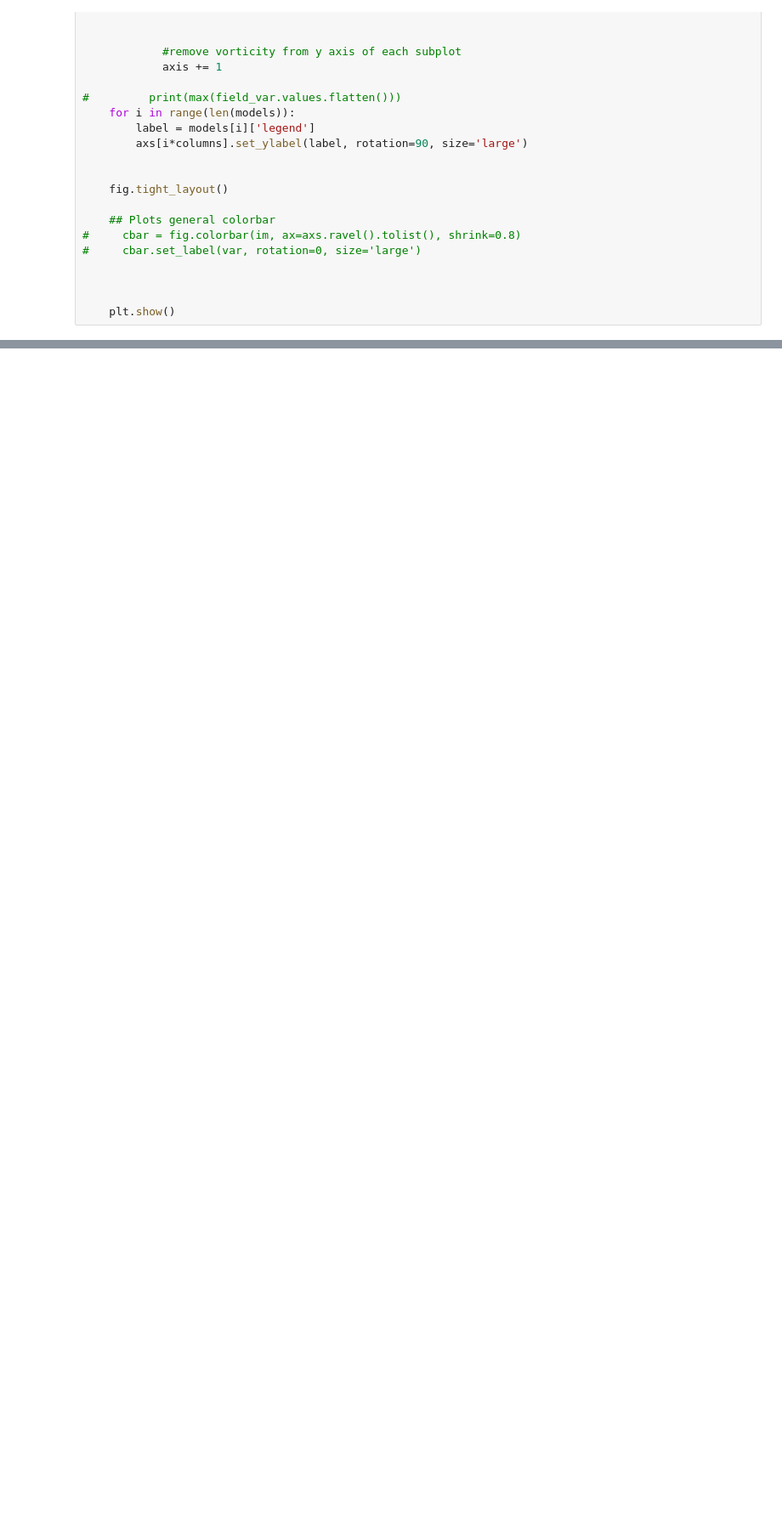
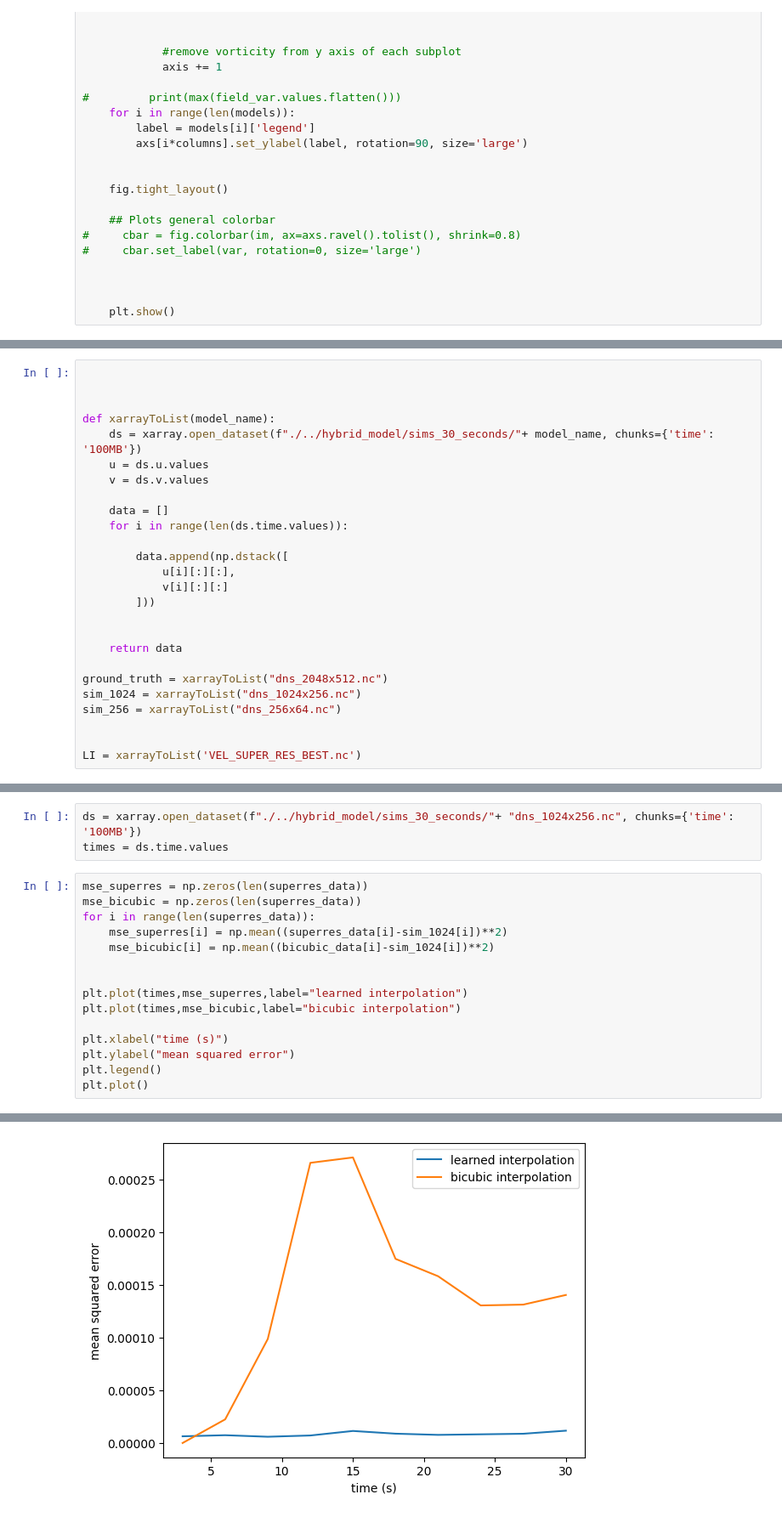
Before and after one commit to diegodelc/jax-cfd, a Jupyter notebook: notebooks/hybrid_model/plotting_all_runs.ipynb, the cells around one changed output, grey strips where cells are left out. Shown at 85% size. Saved outputs shown, nothing was run; the diff lists cells and outputs as text; blank space fills up the shorter version.

```diff
--- a/notebooks/hybrid_model/plotting_all_runs.ipynb
+++ b/notebooks/hybrid_model/plotting_all_runs.ipynb
@@ -182,0 +225,26 @@ with warnings.catch_warnings():
+# %%
+
+
+
+def xarrayToList(model_name):
+    ds = xarray.open_dataset(f"./../hybrid_model/sims_30_seconds/"+ model_name, chunks={'time': '100MB'})
+    u = ds.u.values
+    v = ds.v.values
+
+    data = []
+    for i in range(len(ds.time.values)):
+
+        data.append(np.dstack([
+            u[i][:][:],
+            v[i][:][:]
+        ]))
+
+
+    return data
+
+ground_truth = xarrayToList("dns_2048x512.nc")
+sim_1024 = xarrayToList("dns_1024x256.nc")
+sim_256 = xarrayToList("dns_256x64.nc")
+
+
+LI = xarrayToList('VEL_SUPER_RES_BEST.nc')
@@ -182,0 +318,19 @@ with warnings.catch_warnings():
+# %%
+ds = xarray.open_dataset(f"./../hybrid_model/sims_30_seconds/"+ "dns_1024x256.nc", chunks={'time': '100MB'})
+times = ds.time.values
+# %%
+mse_superres = np.zeros(len(superres_data))
+mse_bicubic = np.zeros(len(superres_data))
+for i in range(len(superres_data)):
+    mse_superres[i] = np.mean((superres_data[i]-sim_1024[i])**2)
+    mse_bicubic[i] = np.mean((bicubic_data[i]-sim_1024[i])**2)
+
+
+plt.plot(times,mse_superres,label="learned interpolation")
+plt.plot(times,mse_bicubic,label="bicubic interpolation")
+
+plt.xlabel("time (s)")
+plt.ylabel("mean squared error")
+plt.legend()
+plt.plot()
+# %% [output]
@@ -182,0 +338 @@ with warnings.catch_warnings():
+[figure, added]
```
Also changed, not shown: parts of 12 cells of this notebook, 3 other files.
